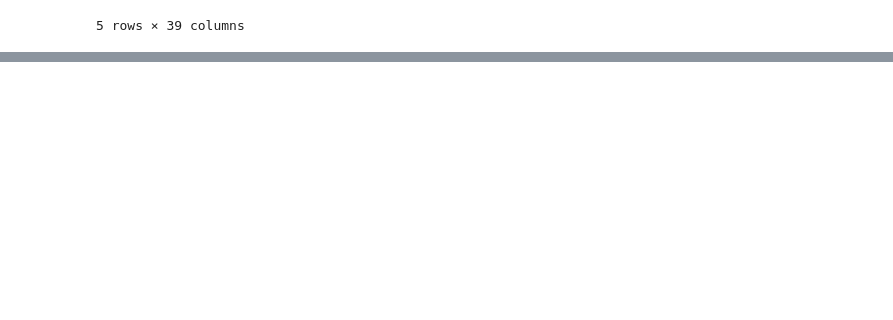
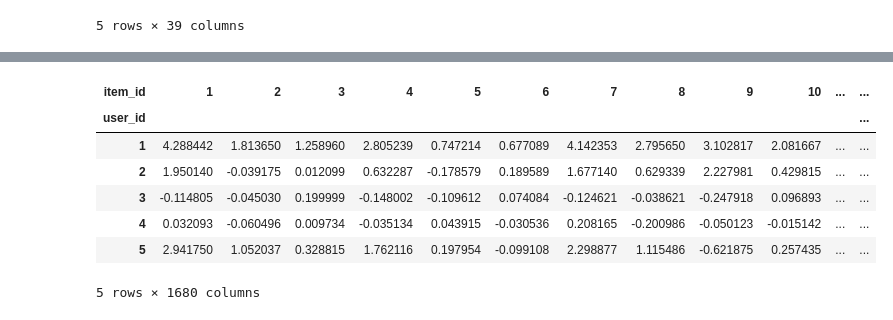
Before and after one commit to jiaawe/movielens_recommendation, a Jupyter notebook: collaborative-filtering.ipynb, the cells around one changed output, grey strips where cells are left out. Drawn from its saved outputs; the diff is of its cells as text; code cells hidden in the pictures; blank space fills up the shorter version.

```diff
--- a/collaborative-filtering.ipynb
+++ b/collaborative-filtering.ipynb
@@ -17,0 +69,18 @@ train_df.head()
+# %%
+# convert sigma to diagonal matrix
+sigma = np.diag(sigma)
+
+# reconstruct the approximate matrix by multiplying u, s, and vt
+reconstructed_matrix = np.dot(np.dot(u, sigma), vt)
+
+predicted_ratings_df = pd.DataFrame(reconstructed_matrix, index=user_movie_matrix.index, columns=user_movie_matrix.columns)
+predicted_ratings_df.head()
+# %% [output]
+| item_id | 1 | 2 | 3 | 4 | 5 | 6 | 7 | 8 | 9 | 10 | ... | ... |
+| user_id |  |  |  |  |  |  |  |  |  |  |  | ... |
+| 1 | 4.288442 | 1.813650 | 1.258960 | 2.805239 | 0.747214 | 0.677089 | 4.142353 | 2.795650 | 3.102817 | 2.081667 | ... | ... |
+| 2 | 1.950140 | -0.039175 | 0.012099 | 0.632287 | -0.178579 | 0.189589 | 1.677140 | 0.629339 | 2.227981 | 0.429815 | ... | ... |
+| 3 | -0.114805 | -0.045030 | 0.199999 | -0.148002 | -0.109612 | 0.074084 | -0.124621 | -0.038621 | -0.247918 | 0.096893 | ... | ... |
+| 4 | 0.032093 | -0.060496 | 0.009734 | -0.035134 | 0.043915 | -0.030536 | 0.208165 | -0.200986 | -0.050123 | -0.015142 | ... | ... |
+| 5 | 2.941750 | 1.052037 | 0.328815 | 1.762116 | 0.197954 | -0.099108 | 2.298877 | 1.115486 | -0.621875 | 0.257435 | ... | ... |
+5 rows × 1680 columns
```
Also changed, not shown: parts of 10 cells of this notebook.
